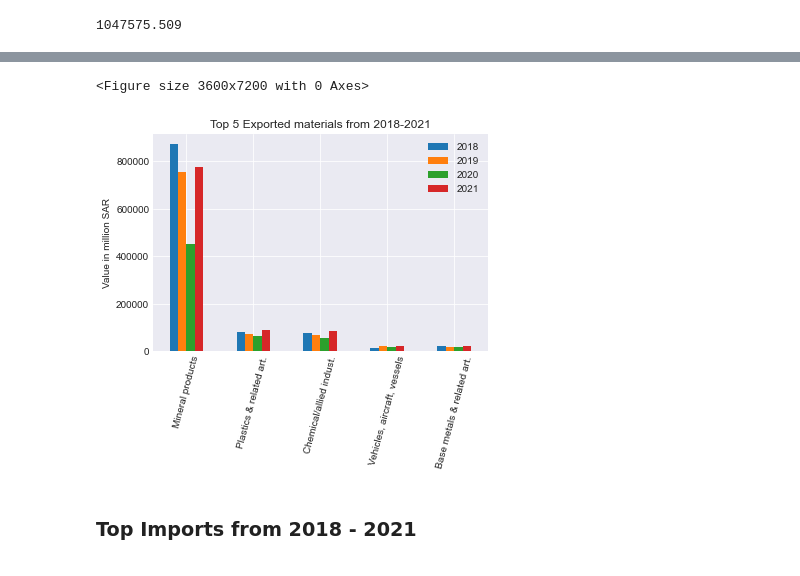
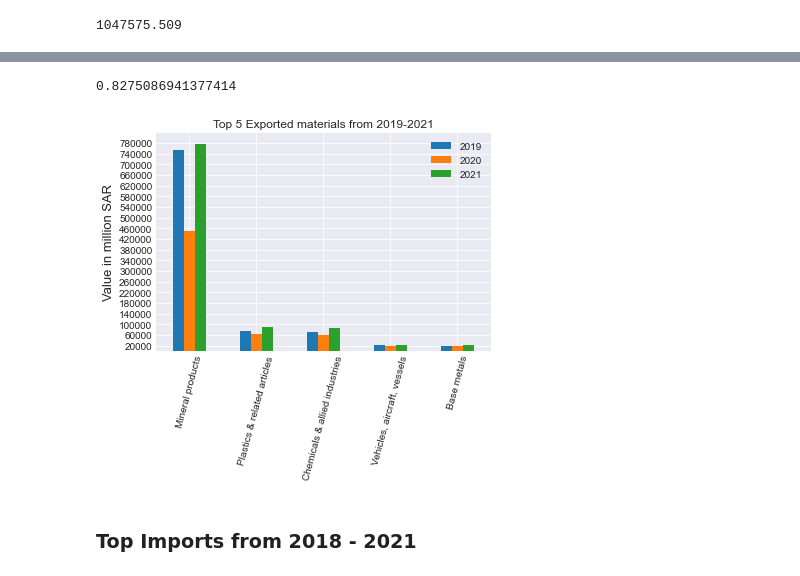
Before and after one commit to Aabusabaeen/Capstone-Project, a Jupyter notebook: Questions.ipynb, the cells around one changed output, grey strips where cells are left out. Drawn from its saved outputs; the diff is of its cells as text; code cells hidden in the pictures.

```diff
--- a/Questions.ipynb
+++ b/Questions.ipynb
@@ -332,22 +336,25 @@ Max5_Exports_18_21
 | 5 | 75455.289785 | 69551.508281 | 57873.453738 | Chemical/allied industries | 6 | ... |
 | 16 | 15380.588908 | 22605.252704 | 19474.193307 | Vehicles, aircraft, vessels, etc | 17 | ... |
 | 14 | 20645.345694 | 16868.946345 | 16401.029776 | Base metals & related articles | 15 | ... |
+# %%
+# drop in 2020:
+69551.508281/84049.278
+# %% [output]
+0.8275086941377414
 # %%
 
-plotdata=Max5_Exports_18_21[['2018 Value(millions in SAR)', '2019 Value(millions in SAR)', '2020 Value(millions in SAR)',
-'2021 Value(millions in SAR)']]
-plt.figure(figsize=(50,100))
+plotdata=Max5_Exports_18_21[['2019 Value(millions in SAR)', '2020 Value(millions in SAR)', '2021 Value(millions in SAR)']]
 plotdata.plot(kind="bar")
-plt.title("Top 5 Exported materials from 2018-2021")
-plt.xticks([0, 1, 2, 3, 4], ['Mineral products', 'Plastics & related art.', 'Chemical/allied indust.',
-'Vehicles, aircraft, vessels', 'Base metals & related art.'], rotation=75)
-plt.legend(labels=('2018', '2019', '2020', '2021'))
-plt.ylabel("Value in million SAR")
-plt.savefig('Plots/Top 5 Exported materials from 2018-2021.png')
+plt.title("Top 5 Exported materials from 2019-2021")
+plt.xticks([0, 1, 2, 3, 4], ['Mineral products', 'Plastics & related articles', 'Chemicals & allied industries','Vehicles, aircraft, vessels', 'Base metals'], rotation=75)
+plt.yticks(np.arange(20000, 800000, 40000), fontsize= 10)
+plt.legend(labels=( '2019', '2020', '2021'))
+plt.ylabel("Value in million SAR", fontsize= 13)
+
+plt.savefig('Plots/Top 5 Exported materials from 2019-2021.png')
 plt.show()
 # %% [output]
-<Figure size 3600x7200 with 0 Axes>
-[figure, old version]
+[figure, new version]
 # %% [markdown]
 ### Top Imports from 2018 - 2021
 # %%
```
Also changed, not shown: parts of 3 cells of this notebook, 8 other files.
